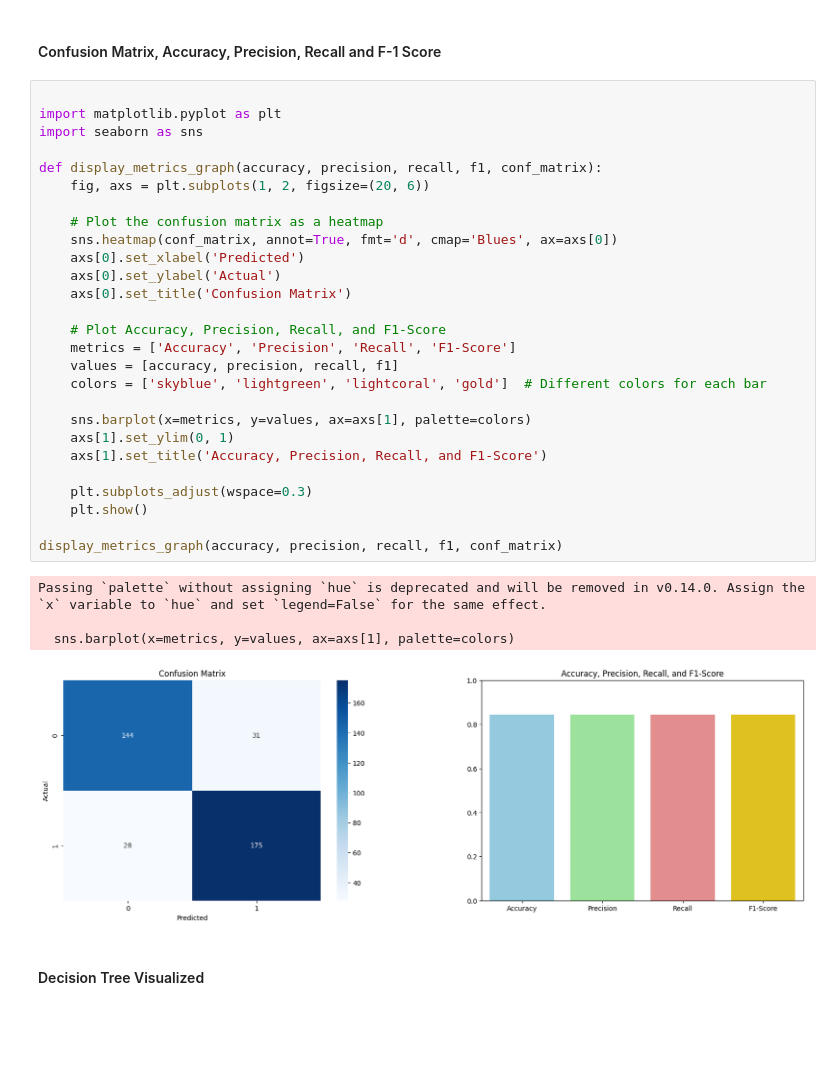
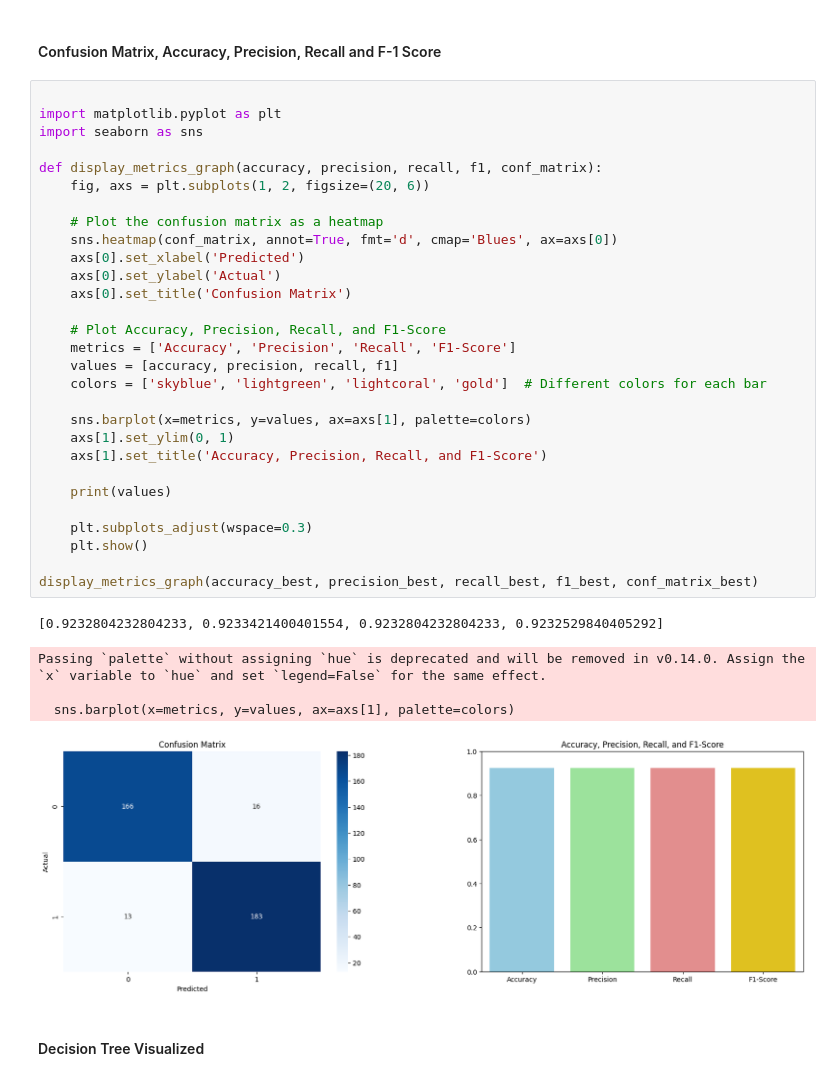
Before and after one commit to nfarhaan/Heart-Attack-Prediction-Using-Machine-Learning, a Jupyter notebook: decision_tree.ipynb, the cells around one changed output. Saved outputs shown, nothing was run; the diff lists cells and outputs as text; blank space fills up the shorter version.

```diff
--- a/decision_tree.ipynb
+++ b/decision_tree.ipynb
@@ -189,35 +178,38 @@ Confusion Matrix:
 # %%
 
 import matplotlib.pyplot as plt
 import seaborn as sns
 
 def display_metrics_graph(accuracy, precision, recall, f1, conf_matrix):
     fig, axs = plt.subplots(1, 2, figsize=(20, 6))
 
     # Plot the confusion matrix as a heatmap
     sns.heatmap(conf_matrix, annot=True, fmt='d', cmap='Blues', ax=axs[0])
     axs[0].set_xlabel('Predicted')
     axs[0].set_ylabel('Actual')
     axs[0].set_title('Confusion Matrix')
 
     # Plot Accuracy, Precision, Recall, and F1-Score
     metrics = ['Accuracy', 'Precision', 'Recall', 'F1-Score']
     values = [accuracy, precision, recall, f1]
     colors = ['skyblue', 'lightgreen', 'lightcoral', 'gold']  # Different colors for each bar
 
     sns.barplot(x=metrics, y=values, ax=axs[1], palette=colors)
     axs[1].set_ylim(0, 1)
     axs[1].set_title('Accuracy, Precision, Recall, and F1-Score')
 
+    print(values)
+
     plt.subplots_adjust(wspace=0.3)
     plt.show()
 
-display_metrics_graph(accuracy, precision, recall, f1, conf_matrix)
+display_metrics_graph(accuracy_best, precision_best, recall_best, f1_best, conf_matrix_best)
 # %% [output]
-Passing `palette` without assigning `hue` is deprecated and will be removed in v0.14.0. Assign the `x` variable to `hue` and set `legend=False` for the same effect.
-
-  sns.barplot(x=metrics, y=values, ax=axs[1], palette=colors)
+[0.9232804232804233, 0.9233421400401554, 0.9232804232804233, 0.9232529840405292]
+Passing `palette` without assigning `hue` is deprecated and will be removed in v0.14.0. Assign the `x` variable to `hue` and set `legend=False` for the same effect.
+
+  sns.barplot(x=metrics, y=values, ax=axs[1], palette=colors)
-[figure, old version]
+[figure, new version]
 # %% [markdown]
 #### Decision Tree Visualized
 # %%
```
Also changed, not shown: parts of 1 cell of this notebook, 1 other file.
